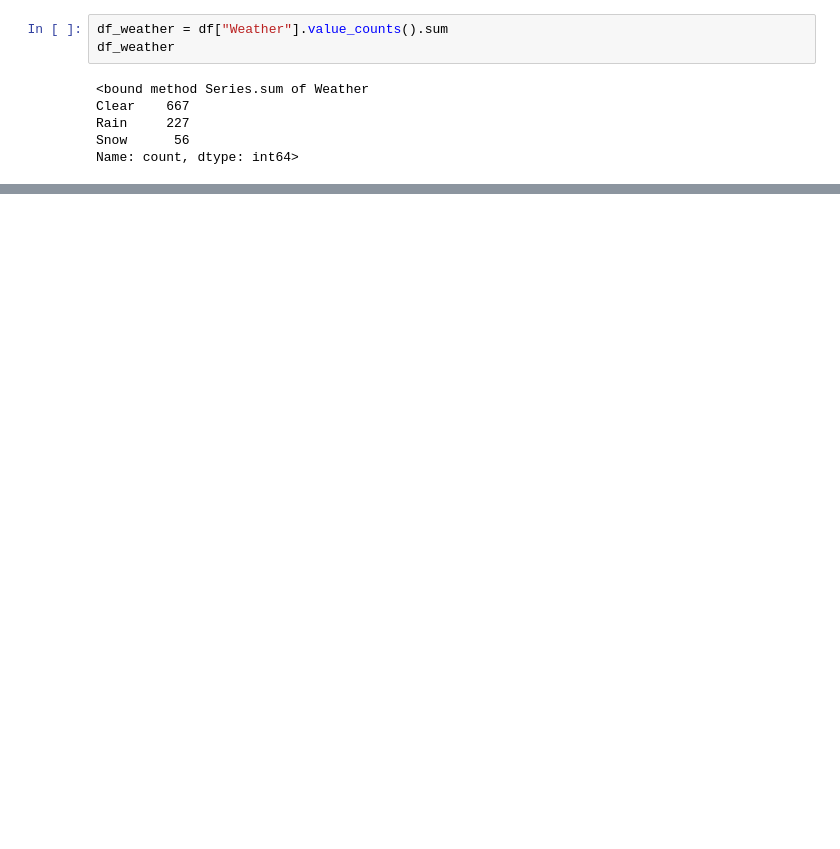
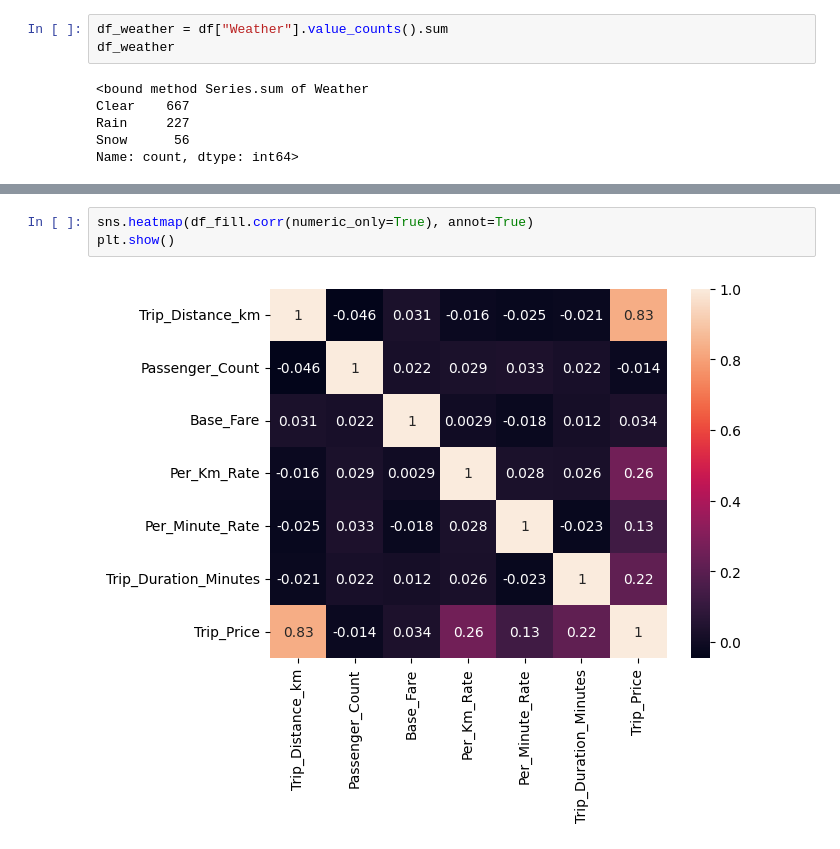
Before and after one commit to SusannaR11/taxipred-prediction-fullstack-SUSANNA-ROKKA-OPA24, a Jupyter notebook: explorations/eda.ipynb, the cells around one changed output, grey strips where cells are left out. Saved outputs shown, nothing was run; the diff lists cells and outputs as text; blank space fills up the shorter version.

```diff
--- a/explorations/eda.ipynb
+++ b/explorations/eda.ipynb
@@ -114,0 +269,5 @@ import matplotlib.pyplot as plt
+# %%
+sns.heatmap(df_fill.corr(numeric_only=True), annot=True)
+plt.show()
+# %% [output]
+[figure, added]
```
Also changed, not shown: parts of 32 cells of this notebook.
